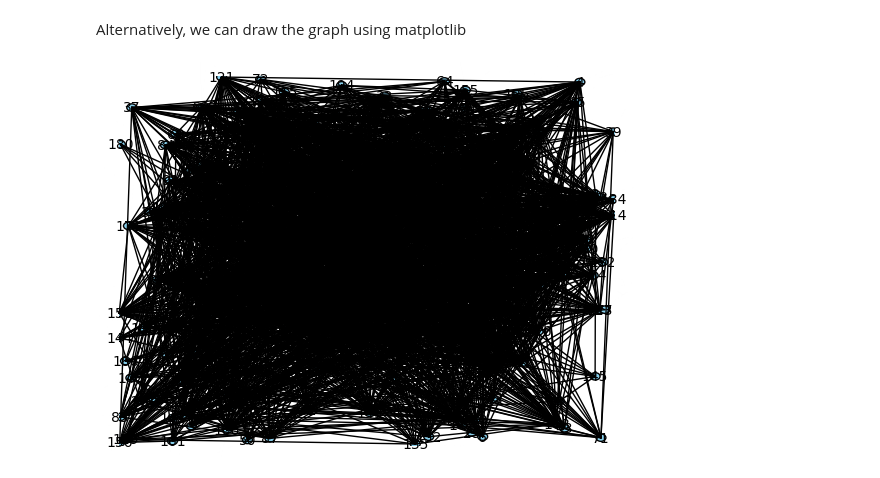
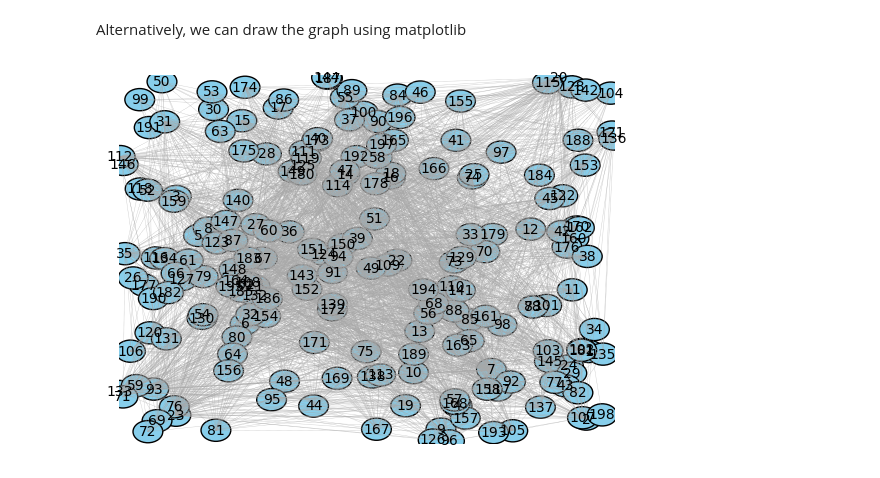
Before and after one commit to Prat2420/Data-Visualization-CurryPasta, a Jupyter notebook: Notebooks/step_1.ipynb, the cells around one changed output. Saved outputs shown, nothing was run; the diff lists cells and outputs as text; code cells hidden in the pictures.

```diff
--- a/Notebooks/step_1.ipynb
+++ b/Notebooks/step_1.ipynb
@@ -75,33 +74,36 @@ graph = graphs[0]
 nodes = graph.get_nodes()
 edges = graph.get_edges()
 
 # Create a dictionary to store node positions
 node_positions = {}
 
 # Initialize the plot
 fig, ax = plt.subplots()
 
 # Generate a random position and plot a circle for each node
 for node in nodes:
     pos = np.random.rand(2)
     node_positions[node.get_name()] = pos
-    ax.add_patch(Circle(pos, radius=0.01, edgecolor='black', facecolor='skyblue'))
+    ax.add_patch(Circle(pos, radius=0.03, edgecolor='black', facecolor='skyblue'))
     ax.text(pos[0], pos[1], node.get_name(), fontsize=10, ha='center', va='center')
 
 # Draw lines to connect the circles based on edges
 for edge in edges:
     source_pos = node_positions[edge.get_source()]
     destination_pos = node_positions[edge.get_destination()]
-    ax.add_patch(ConnectionPatch(source_pos, destination_pos, 'data', 'data', color='black'))
+    ax.add_patch(ConnectionPatch(
+        source_pos, destination_pos, 'data', 'data', color='#A9A9A9', # dark grey lines
+        linestyle=':', linewidth=0.3  # Make lines thinner and dotted
+    ))
 
 
 # Set plot limits
 ax.set_xlim(0, 1)
 ax.set_ylim(0, 1)
 
 # Hide the axes
 ax.axis('off')
 
 plt.show()
 # %% [output]
-[figure, old version]
+[figure, new version]
```
Also changed, not shown: parts of 2 cells of this notebook.
